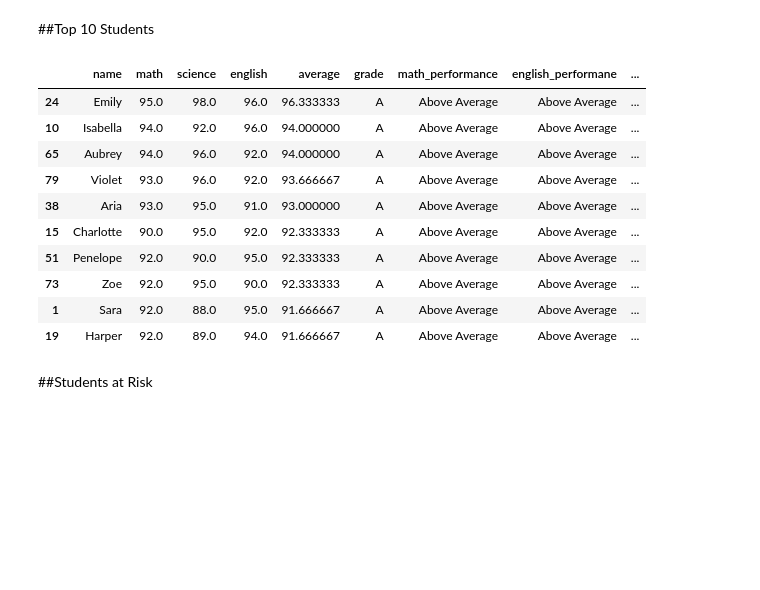
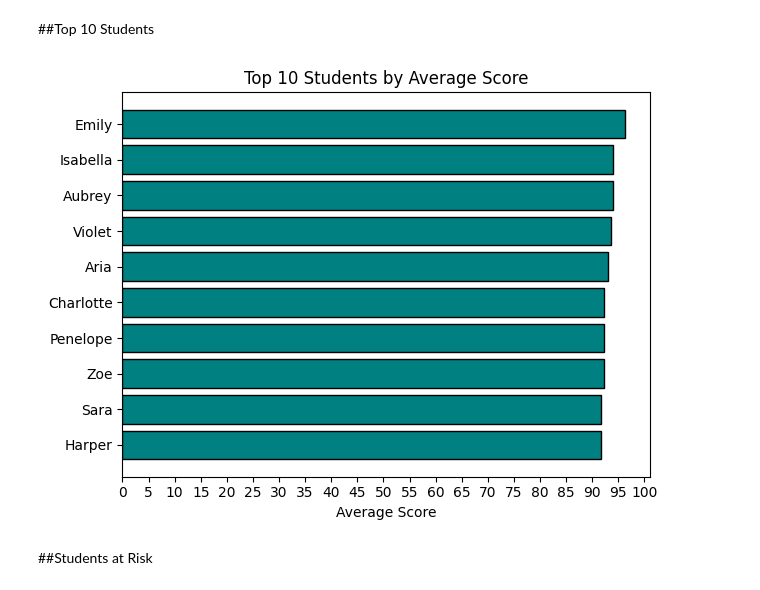
Before and after one commit to vidushanpathir505-bot/academic-data-wrangler, a Jupyter notebook: student-marks-analyzer/student_performance_analysis.ipynb, the cells around one changed output. Saved outputs shown, nothing was run; the diff lists cells and outputs as text; code cells hidden in the pictures; blank space fills up the shorter version.

Commit message:
feat: Horizontal bar chart for top 10

```diff
--- a/student-marks-analyzer/student_performance_analysis.ipynb
+++ b/student-marks-analyzer/student_performance_analysis.ipynb
@@ -303,21 +297,23 @@ Name: count, dtype: int64
 # %% [markdown]
 ##Top 10 Students
 # %%
-top_students = clean_students_df.sort_values(by='average', ascending=False)
+top_students = clean_students_df.sort_values(by='average', ascending=False).head(10)
 
-top_students.head(10)
+plt.barh(top_students['name'],
+         top_students['average'],
+         color='teal',
+         edgecolor='black')
+
+plt.title('Top 10 Students by Average Score')
+plt.xlabel('Average Score')
+plt.xticks(range(0, 101, 5))
+plt.tight_layout()
+
+plt.gca().invert_yaxis()
+
+plt.show()
 # %% [output]
-|  | name | math | science | english | average | grade | math_performance | english_performane | ... |
-| 24 | Emily | 95.0 | 98.0 | 96.0 | 96.333333 | A | Above Average | Above Average | ... |
-| 10 | Isabella | 94.0 | 92.0 | 96.0 | 94.000000 | A | Above Average | Above Average | ... |
-| 65 | Aubrey | 94.0 | 96.0 | 92.0 | 94.000000 | A | Above Average | Above Average | ... |
-| 79 | Violet | 93.0 | 96.0 | 92.0 | 93.666667 | A | Above Average | Above Average | ... |
-| 38 | Aria | 93.0 | 95.0 | 91.0 | 93.000000 | A | Above Average | Above Average | ... |
-| 15 | Charlotte | 90.0 | 95.0 | 92.0 | 92.333333 | A | Above Average | Above Average | ... |
-| 51 | Penelope | 92.0 | 90.0 | 95.0 | 92.333333 | A | Above Average | Above Average | ... |
-| 73 | Zoe | 92.0 | 95.0 | 90.0 | 92.333333 | A | Above Average | Above Average | ... |
-| 1 | Sara | 92.0 | 88.0 | 95.0 | 91.666667 | A | Above Average | Above Average | ... |
-| 19 | Harper | 92.0 | 89.0 | 94.0 | 91.666667 | A | Above Average | Above Average | ... |
+[figure, added]
 # %% [markdown]
 ##Students at Risk
 # %%
```
Also changed, not shown: parts of 1 cell of this notebook.
